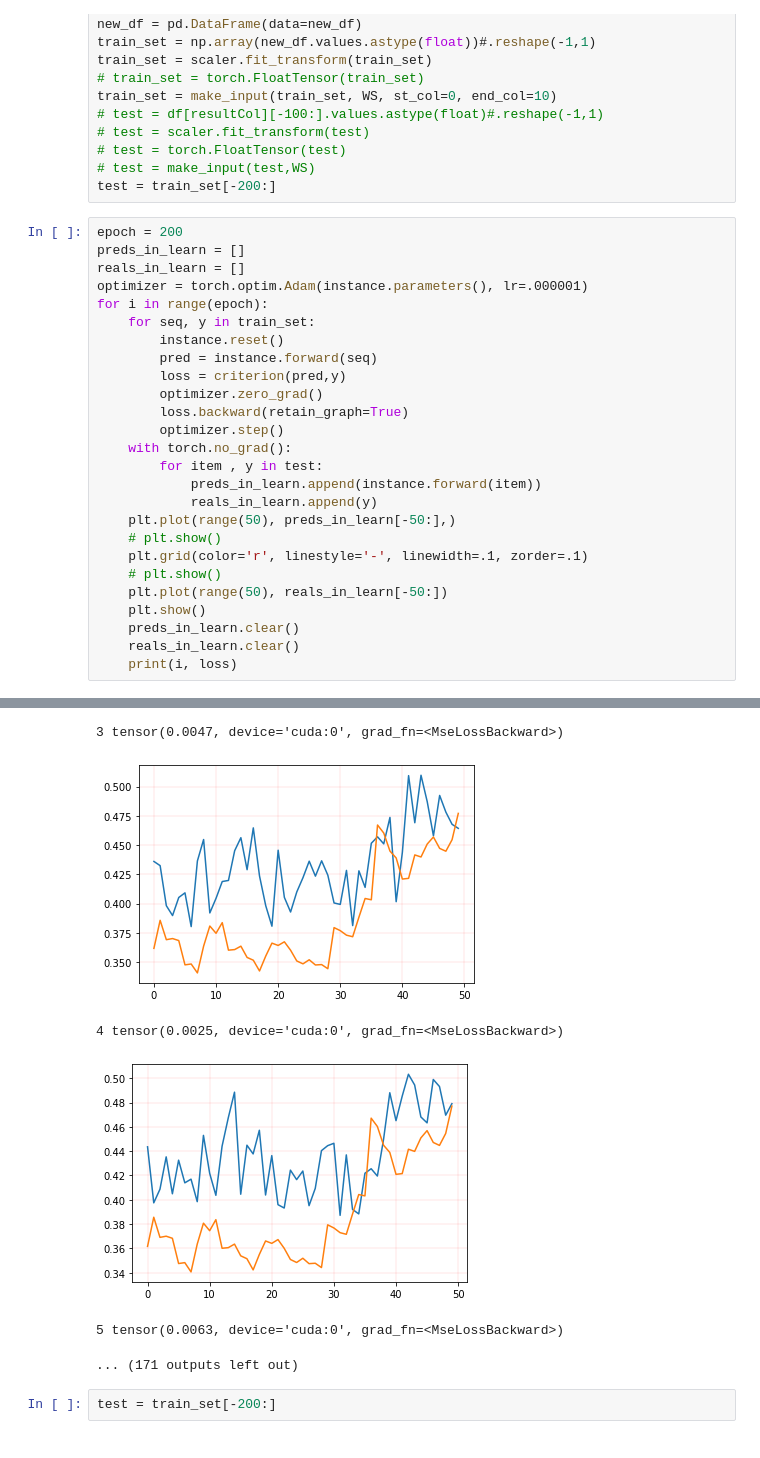
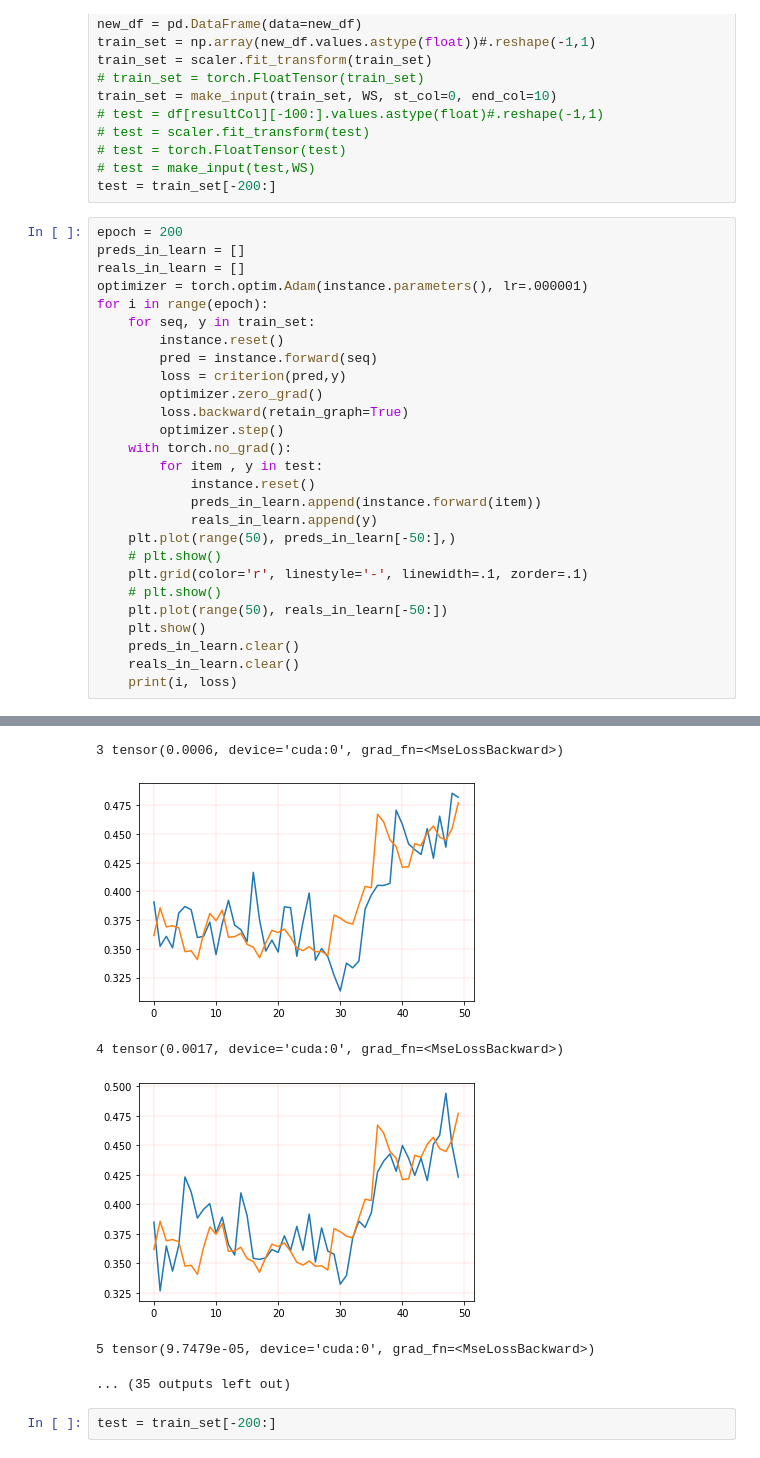
Before and after one commit to mraarabzadeh/University_prj, a Jupyter notebook: PCA_LSTM_ARIMA.ipynb, the cells around one changed output, grey strips where cells are left out. Cells and saved outputs as stored; diff of their text form.

```diff
--- a/PCA_LSTM_ARIMA.ipynb
+++ b/PCA_LSTM_ARIMA.ipynb
@@ -152,6 +152,7 @@ for i in range(epoch):
         optimizer.step()
     with torch.no_grad():
         for item , y in test:
+            instance.reset()
             preds_in_learn.append(instance.forward(item))
             reals_in_learn.append(y)
     plt.plot(range(50), preds_in_learn[-50:],)
@@ -174,9 +175,9 @@ for i in range(epoch):
-3 tensor(0.0047, device='cuda:0', grad_fn=<MseLossBackward>)
+3 tensor(0.0006, device='cuda:0', grad_fn=<MseLossBackward>)
-[figure, old version]
+[figure, new version]
-4 tensor(0.0025, device='cuda:0', grad_fn=<MseLossBackward>)
+4 tensor(0.0017, device='cuda:0', grad_fn=<MseLossBackward>)
-[figure, old version]
+[figure, new version]
-5 tensor(0.0063, device='cuda:0', grad_fn=<MseLossBackward>)
+5 tensor(9.7479e-05, device='cuda:0', grad_fn=<MseLossBackward>)
-... (171 outputs left out)
+... (35 outputs left out)
 # %%
 test = train_set[-200:]
 # %%
```
Also changed, not shown: parts of 5 cells of this notebook.
